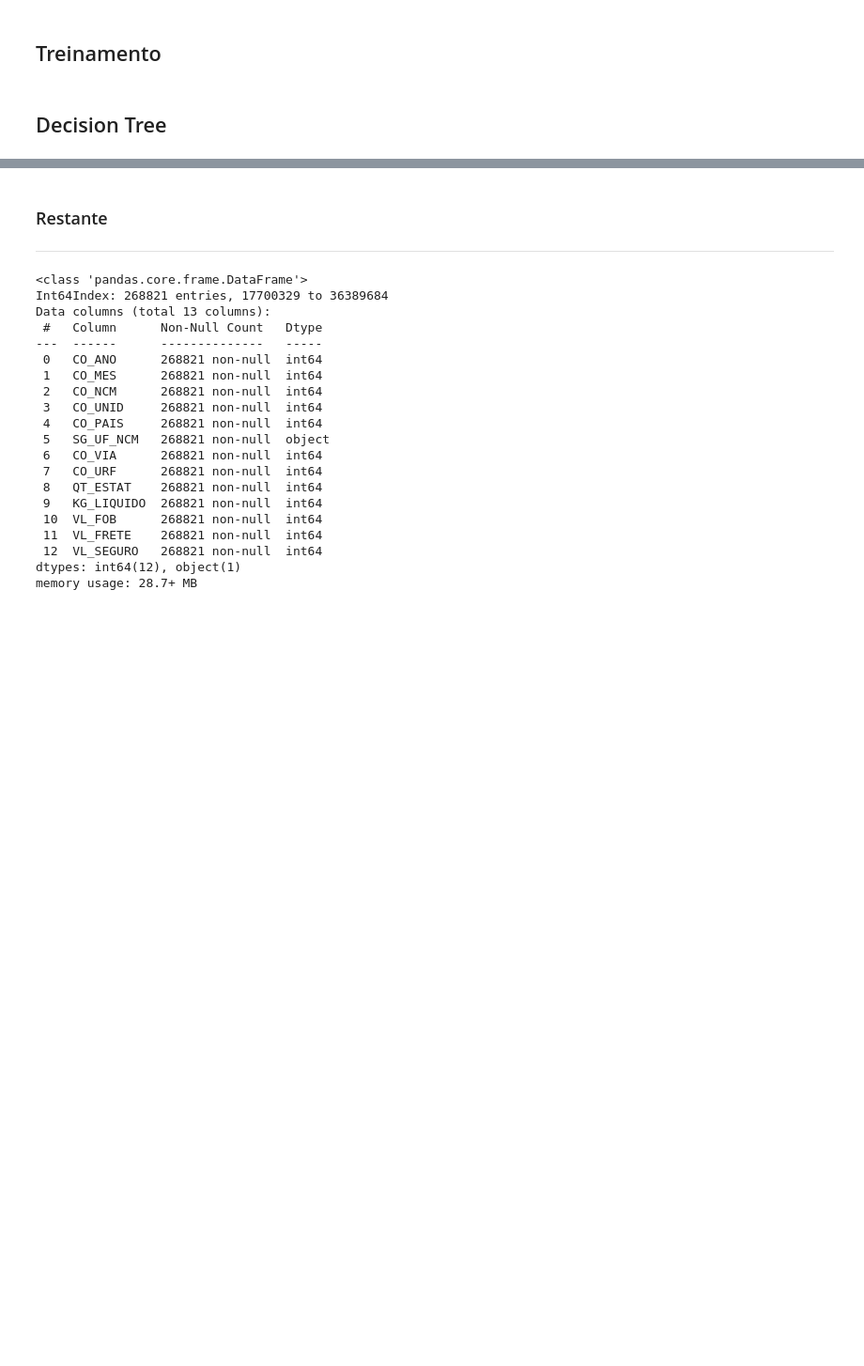
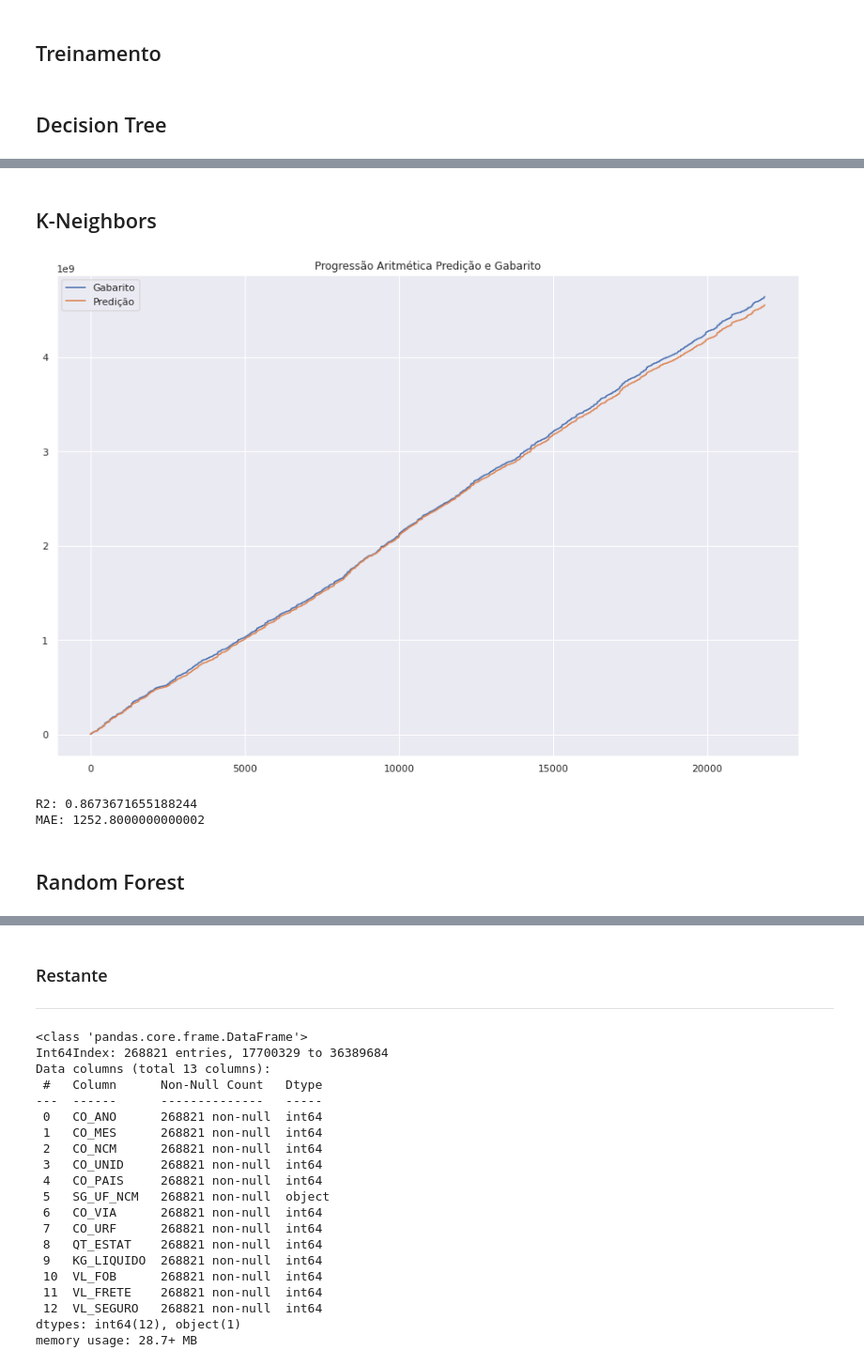
Before and after one commit to Danielpsob/DSWP, a Jupyter notebook: notebooks/analise_dados29-03.ipynb, the cells around one changed output, grey strips where cells are left out. Shown at 94% size. Drawn from its saved outputs; the diff is of its cells as text; code cells hidden in the pictures; blank space fills up the shorter version.

```diff
--- a/notebooks/analise_dados29-03.ipynb
+++ b/notebooks/analise_dados29-03.ipynb
@@ -1087,7 +1127,7 @@ df_final_sub
 # %%
 from sklearn.model_selection import train_test_split
 
-X, y = df_final.drop(['VL_FRETE'],axis=1), df_final.VL_FRETE
+X, y = df_final_sub.drop(['VL_FRETE'],axis=1), df_final_sub.VL_FRETE
 X_train, X_test, y_train, y_test = train_test_split(X, y, test_size=0.33, random_state=42)
 # %%
 # Configurando Tema
@@ -1161,0 +1205,2 @@ print(f'\nR2: {r2}\nMAE: {mae}\n')
+# %% [markdown]
+## K-Neighbors
@@ -1161,0 +1209,13 @@ print(f'\nR2: {r2}\nMAE: {mae}\n')
+# %%
+knn = KNeighborsRegressor()
+# %%
+r2, mae = treinamento_metricas(knn,X_train, X_test, y_train, y_test)
+# %% [output]
+[figure, added]
+# %%
+print(f'\nR2: {r2}\nMAE: {mae}\n')
+# %% [output]
+R2: 0.8673671655188244
+MAE: 1252.8000000000002
+# %% [markdown]
+## Random Forest
```
Also changed, not shown: parts of 19 cells of this notebook.
